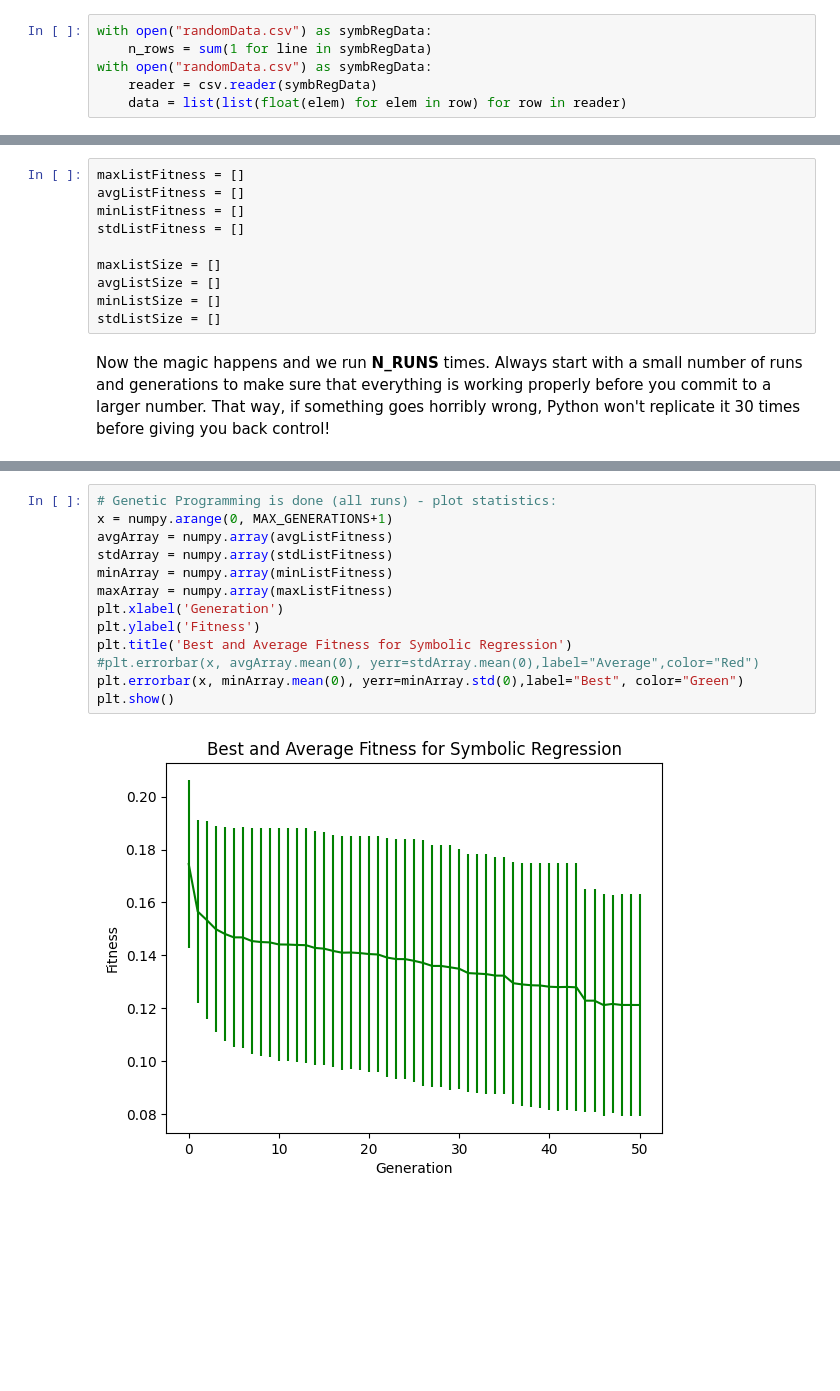
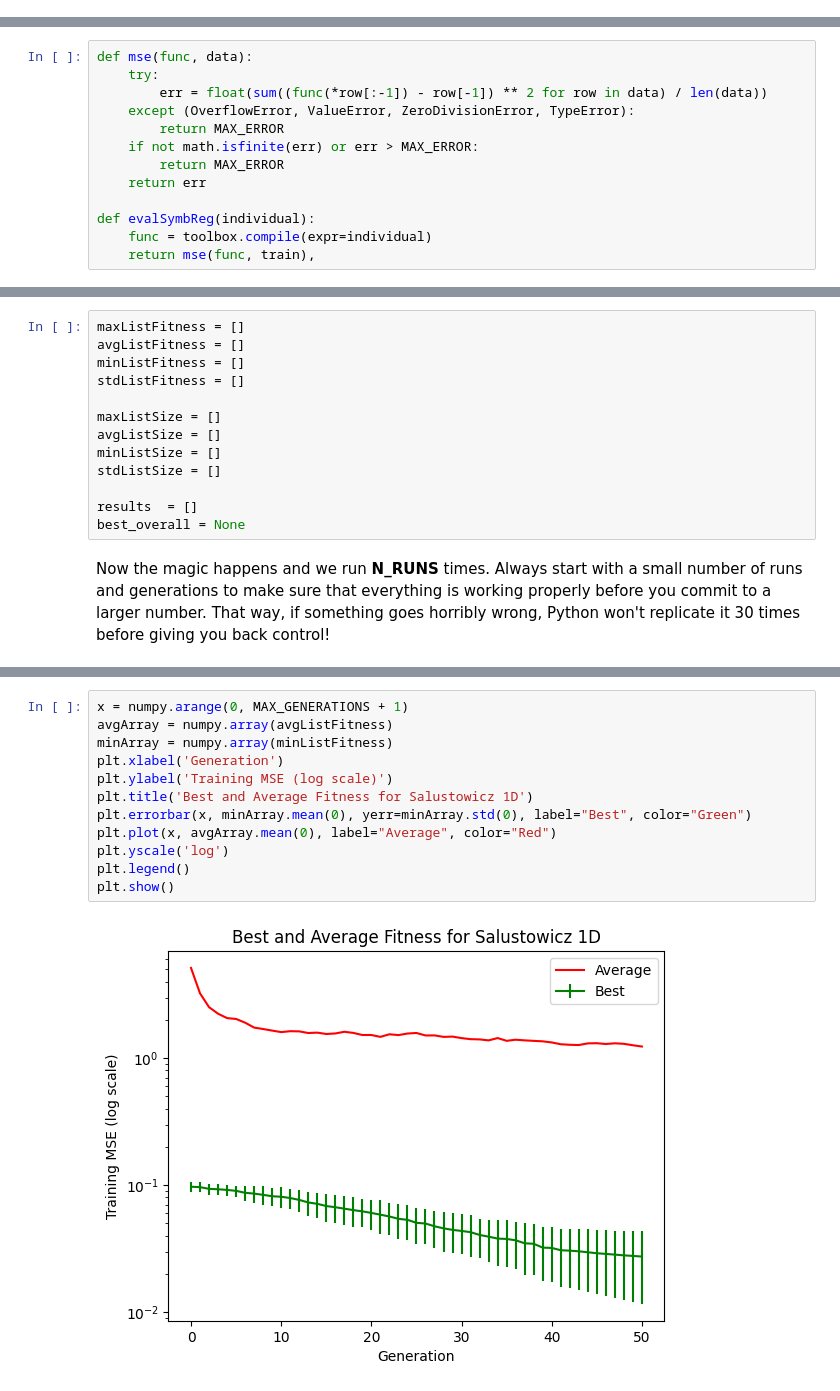
Before and after one commit to eryk-mar/CS4207_Cafepos, a Jupyter notebook: GP Multiple runs on an arbitrary Symbolic Regression Problem.ipynb, the cells around one changed output, grey strips where cells are left out. Drawn from its saved outputs; the diff is of its cells as text; blank space fills up the shorter version.

```diff
--- a/GP Multiple runs on an arbitrary Symbolic Regression Problem.ipynb
+++ b/GP Multiple runs on an arbitrary Symbolic Regression Problem.ipynb
@@ -142,6 +128,0 @@ Read in the data.
-# %%
-with open("randomData.csv") as symbRegData:
-    n_rows = sum(1 for line in symbRegData)
-with open("randomData.csv") as symbRegData:
-    reader = csv.reader(symbRegData)
-    data = list(list(float(elem) for elem in row) for row in reader)
@@ -162,2 +138,15 @@ def evalSymbReg(individual):
+# %%
+def mse(func, data):
+    try:
+        err = float(sum((func(*row[:-1]) - row[-1]) ** 2 for row in data) / len(data))
+    except (OverflowError, ValueError, ZeroDivisionError, TypeError):
+        return MAX_ERROR
+    if not math.isfinite(err) or err > MAX_ERROR:
+        return MAX_ERROR
+    return err
+
+def evalSymbReg(individual):
+    func = toolbox.compile(expr=individual)
+    return mse(func, train),
 # %% [markdown]
 Define a protected division function.
@@ -214,6 +267,9 @@ maxListSize = []
 avgListSize = []
 minListSize = []
 stdListSize = []
+
+results  = []
+best_overall = None
 # %% [markdown]
 Now the magic happens and we run **N_RUNS** times. Always start with a small number of runs and generations to make sure that everything is working properly before you commit to a larger number. That way, if something goes horribly wrong, Python won't replicate it 30 times before giving you back control!
 # %%
@@ -295,16 +355,15 @@ Notice that if there's a big discrepancy between best and average the graphs can
 # %%
-# Genetic Programming is done (all runs) - plot statistics:
-x = numpy.arange(0, MAX_GENERATIONS+1)
+x = numpy.arange(0, MAX_GENERATIONS + 1)
 avgArray = numpy.array(avgListFitness)
-stdArray = numpy.array(stdListFitness)
 minArray = numpy.array(minListFitness)
-maxArray = numpy.array(maxListFitness)
 plt.xlabel('Generation')
-plt.ylabel('Fitness')
-plt.title('Best and Average Fitness for Symbolic Regression')
-#plt.errorbar(x, avgArray.mean(0), yerr=stdArray.mean(0),label="Average",color="Red")
-plt.errorbar(x, minArray.mean(0), yerr=minArray.std(0),label="Best", color="Green")
+plt.ylabel('Training MSE (log scale)')
+plt.title('Best and Average Fitness for Salustowicz 1D')
+plt.errorbar(x, minArray.mean(0), yerr=minArray.std(0), label="Best", color="Green")
+plt.plot(x, avgArray.mean(0), label="Average", color="Red")
+plt.yscale('log')
+plt.legend()
 plt.show()
 # %% [output]
-[figure, old version]
+[figure, new version]
 # %% [markdown]
```
Also changed, not shown: parts of 43 cells of this notebook.
